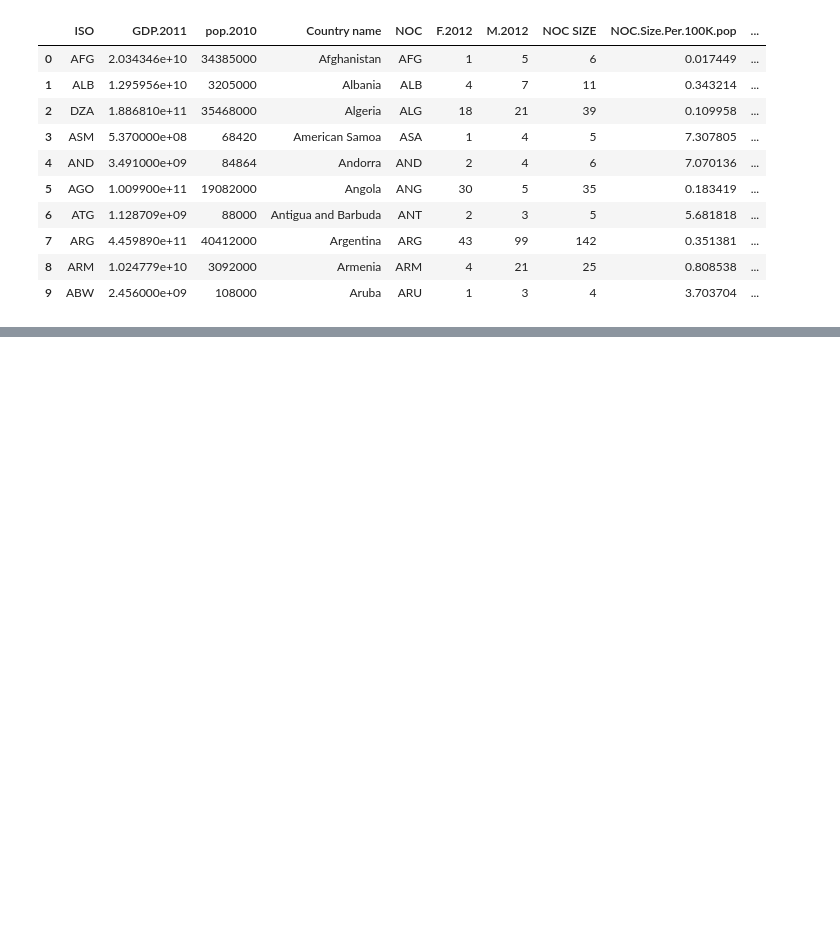
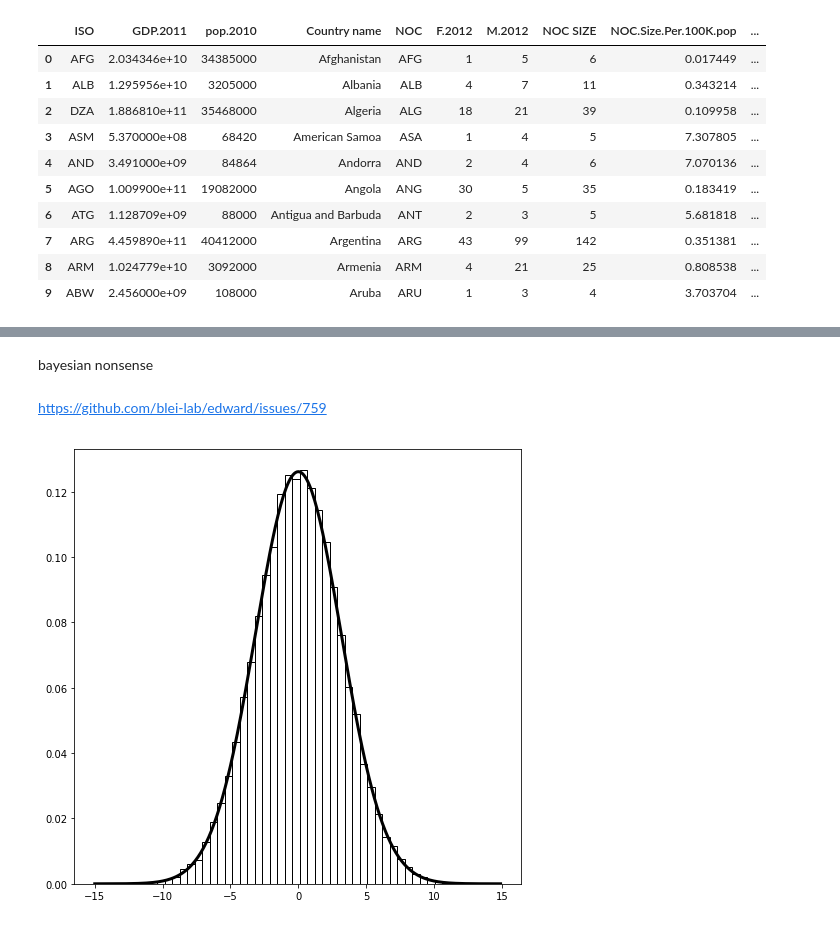
Before and after one commit to rab170/research-methods, a Jupyter notebook: olympics-hypothesis-testing/hypothesis_testing.ipynb, the cells around one changed output, grey strips where cells are left out. Cells and saved outputs as stored; diff of their text form; code cells hidden in the pictures; blank space fills up the shorter version.

```diff
--- a/olympics-hypothesis-testing/hypothesis_testing.ipynb
+++ b/olympics-hypothesis-testing/hypothesis_testing.ipynb
@@ -69,0 +105,31 @@ np.mean(df['pop.2010'])
+# %% [markdown]
+bayesian nonsense
+# %%
+n = 40000
+
+sigma = 1.0
+sigma0 = 3.0
+
+tau = 1.0/sigma**2
+tau0 = 1.0/sigma0**2
+
+N = tf.placeholder(tf.int32, shape=())
+mu = Normal(tf.constant(0.0), tf.constant(sigma0)).sample(N)
+x = Normal(mu, tf.constant(sigma))
+
+with tf.Session() as sess:
+    #samples = [sess.run(x.value()) for _ in range(n)]
+    #samples = sess.run(x.sample(n)) # samples 1 value for mu, and uses it for every sample of x...wtf
+    samples = sess.run(x, {N: n})
+# %% [markdown]
+https://github.com/blei-lab/edward/issues/759
+# %%
+fig = plt.figure(figsize=(8, 8))
+axes = fig.add_subplot(111)
+axes.hist(samples, bins=50, normed=True, color = 'grey', fill = False)
+
+x_range = np.arange(-15, 15, 0.1)
+x_precision = tau * tau0 / (tau + tau0)
+axes.plot(x_range, stats.norm.pdf(x_range, 0, 1 / np.sqrt(x_precision)), color='k', linewidth=3);
+# %% [output]
+[figure, added]
```
Also changed, not shown: parts of 14 cells of this notebook.
